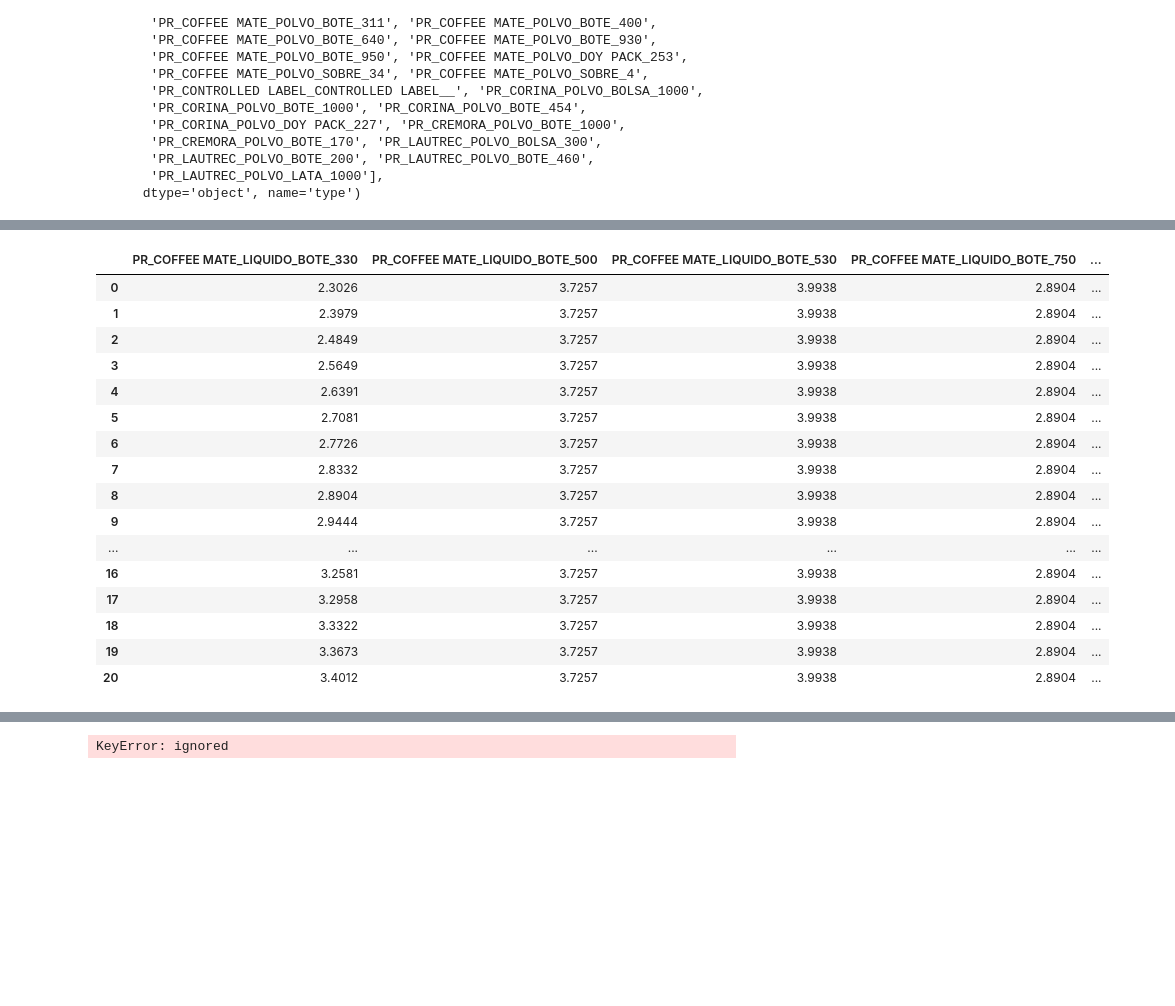
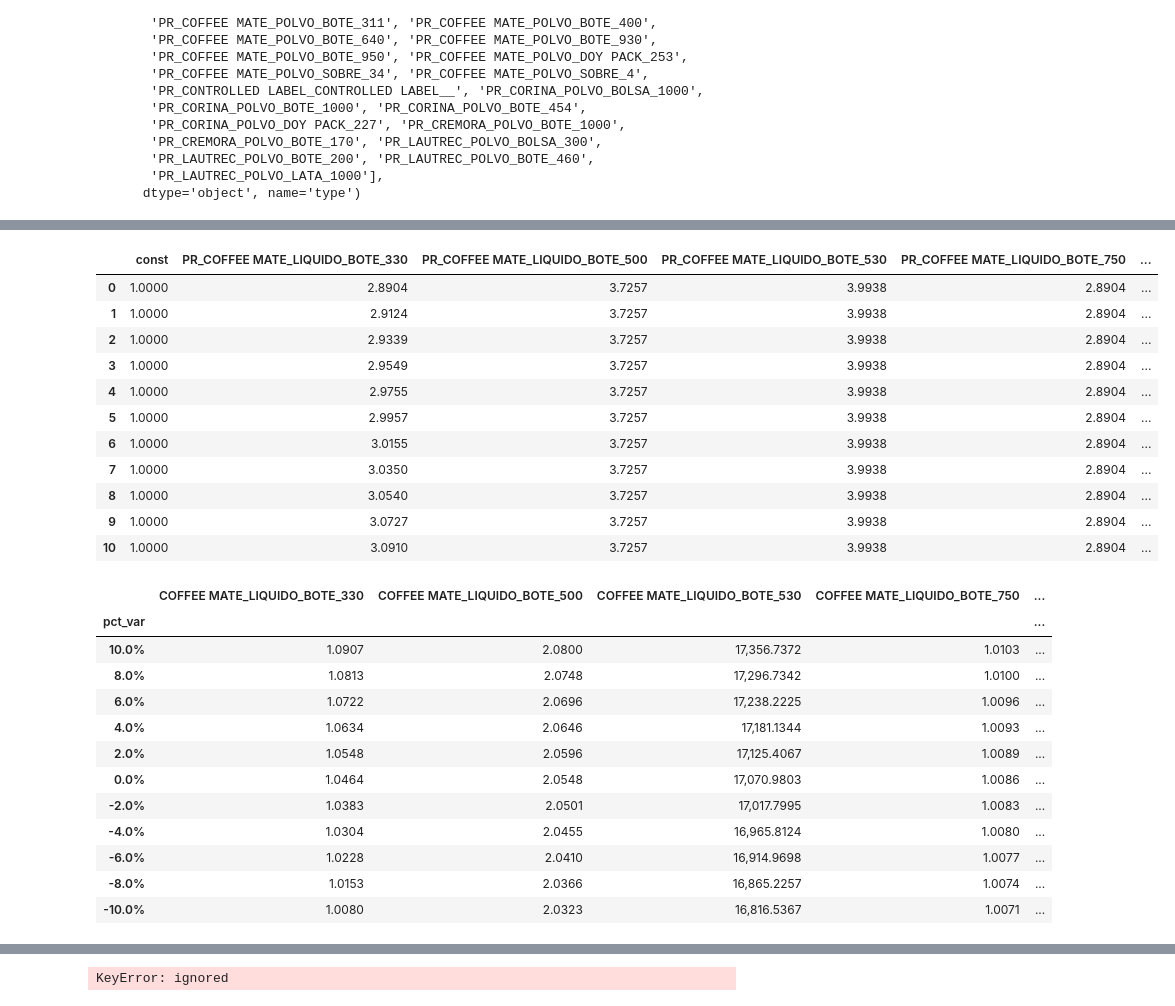
Before and after one commit to Lucio-MR/Elasticidades, a Jupyter notebook: Elasticidades_II.ipynb, the cells around one changed output, grey strips where cells are left out. Cells and saved outputs as stored; diff of their text form; code cells hidden in the pictures; blank space fills up the shorter version.

```diff
--- a/Elasticidades_II.ipynb
+++ b/Elasticidades_II.ipynb
@@ -544,13 +540,13 @@ acum = acum[~acum['Marca'].isin(['COFFEE MATE_POLVO_DOY PACK_226','COFFEE MATE_P
                                  'COFFEE MATE_POLVO_BOTE_210','COFFEE MATE_POLVO_LATA_1200','COFFEE MATE_POLVO_LATA_900'])]
 # %%
 #Creamos una base para generar los modelos
-pd.options.display.float_format = '{:,.1f}'.format
-acum = pd.DataFrame(data.groupby(['Marca','date_key'])['VentasUnidadesEQ','VentasValor'].agg([np.sum])).reset_index().sort_values(['Marca','date_key'])
-acum.columns = acum.columns.get_level_values(0)
-acum.loc[acum['VentasUnidadesEQ'] == 0, 'VentasUnidadesEQ'] = 1
-acum['precio'] = acum['VentasValor'] / acum['VentasUnidadesEQ']
-display(acum.head())
-print(acum.shape)
+#pd.options.display.float_format = '{:,.1f}'.format
+#acum = pd.DataFrame(data.groupby(['Marca','date_key'])['VentasUnidadesEQ','VentasValor'].agg([np.sum])).reset_index().sort_values(['Marca','date_key'])
+#acum.columns = acum.columns.get_level_values(0)
+#acum.loc[acum['VentasUnidadesEQ'] == 0, 'VentasUnidadesEQ'] = 1
+#acum['precio'] = acum['VentasValor'] / acum['VentasUnidadesEQ']
+#display(acum.head())
+#print(acum.shape)
 #Quitamos los FE que no vamos a modelar
 #acum = acum[~acum['FE_new'].isin(['Nido Forti 1.56Kg','Nido Deslac 800G','Nido Forti 1.92Kg','Nido Forti 2.28 Kg','Nido Forti 360G','Nido Sistema 144G '])]
 # %% [output]
@@ -564,10 +560,9 @@ print(acum.shape)
 # %%
-#Regresiones lineales con intercepto por FE
+##Regresiones lineales con intercepto por FE
 resultados = {'FEs' : list(acum.Marca.unique()),
               'f_pvalue' : [],
               'r2' : [],
-              'r2_adj' : [],
-              'model_obj' : []}
+              'r2_adj' : []}
 betas = {}
 for FE in resultados['FEs']:
     #Preparamos los datos a usar
@@ -584,14 +579,14 @@ for FE in resultados['FEs']:
     display(X)
     #Modelamos
     model = sm.OLS(y, sm.add_constant(X)).fit()
-    #model = Ridge(alpha = .5).fit(X, y)
     betas[FE] = model.params.reset_index().rename(columns={'index':'type',0:'parameter'})
-    #betas[FE] = model.get_params.reset_index().rename(columns={'index':'type',0:'parameter'})
+    #Guardamos el modelo
+    model_name = FE + '.sav'
+    pickle.dump(model, open(model_name, 'wb'))
     #Guardamos estadisticos
     resultados['f_pvalue'].append(model.f_pvalue)
     resultados['r2'].append(model.rsquared_adj)
     resultados['r2_adj'].append(model.rsquared)
-    resultados['model_obj'].append(model)
     print('-'*100)
     print('Elasticidad ' + FE)
     print(model.summary())
@@ -856,23 +845,18 @@ def X_predecir(FE, var_ini = -50, var_fin = 50, var_tam = 5, intercepto = True):
     X_acum = sm.add_constant(X_acum, has_constant = 'add')
   return X_acum, pct_cambio
 # %%
-X_test, list_change = X_predecir('COFFEE MATE_LIQUIDO_BOTE_330', var_ini = -50, var_fin = 50, var_tam = 5)
+X_test, list_change = X_predecir('COFFEE MATE_LIQUIDO_BOTE_330', var_ini = -10, var_fin = 10, var_tam = 2)
 display(X_test)
 # %% [output]
-|  | PR_COFFEE MATE_LIQUIDO_BOTE_330 | PR_COFFEE MATE_LIQUIDO_BOTE_500 | PR_COFFEE MATE_LIQUIDO_BOTE_530 | PR_COFFEE MATE_LIQUIDO_BOTE_750 | ... |
-| 0 | 2.3026 | 3.7257 | 3.9938 | 2.8904 | ... |
-| 1 | 2.3979 | 3.7257 | 3.9938 | 2.8904 | ... |
-| 2 | 2.4849 | 3.7257 | 3.9938 | 2.8904 | ... |
-| 3 | 2.5649 | 3.7257 | 3.9938 | 2.8904 | ... |
-| 4 | 2.6391 | 3.7257 | 3.9938 | 2.8904 | ... |
-| 5 | 2.7081 | 3.7257 | 3.9938 | 2.8904 | ... |
-| 6 | 2.7726 | 3.7257 | 3.9938 | 2.8904 | ... |
-| 7 | 2.8332 | 3.7257 | 3.9938 | 2.8904 | ... |
-| 8 | 2.8904 | 3.7257 | 3.9938 | 2.8904 | ... |
-| 9 | 2.9444 | 3.7257 | 3.9938 | 2.8904 | ... |
-| ... | ... | ... | ... | ... | ... |
-| 16 | 3.2581 | 3.7257 | 3.9938 | 2.8904 | ... |
-| 17 | 3.2958 | 3.7257 | 3.9938 | 2.8904 | ... |
-| 18 | 3.3322 | 3.7257 | 3.9938 | 2.8904 | ... |
-| 19 | 3.3673 | 3.7257 | 3.9938 | 2.8904 | ... |
-| 20 | 3.4012 | 3.7257 | 3.9938 | 2.8904 | ... |
+|  | const | PR_COFFEE MATE_LIQUIDO_BOTE_330 | PR_COFFEE MATE_LIQUIDO_BOTE_500 | PR_COFFEE MATE_LIQUIDO_BOTE_530 | PR_COFFEE MATE_LIQUIDO_BOTE_750 | ... |
+| 0 | 1.0000 | 2.8904 | 3.7257 | 3.9938 | 2.8904 | ... |
+| 1 | 1.0000 | 2.9124 | 3.7257 | 3.9938 | 2.8904 | ... |
+| 2 | 1.0000 | 2.9339 | 3.7257 | 3.9938 | 2.8904 | ... |
+| 3 | 1.0000 | 2.9549 | 3.7257 | 3.9938 | 2.8904 | ... |
+| 4 | 1.0000 | 2.9755 | 3.7257 | 3.9938 | 2.8904 | ... |
+| 5 | 1.0000 | 2.9957 | 3.7257 | 3.9938 | 2.8904 | ... |
+| 6 | 1.0000 | 3.0155 | 3.7257 | 3.9938 | 2.8904 | ... |
+| 7 | 1.0000 | 3.0350 | 3.7257 | 3.9938 | 2.8904 | ... |
+| 8 | 1.0000 | 3.0540 | 3.7257 | 3.9938 | 2.8904 | ... |
+| 9 | 1.0000 | 3.0727 | 3.7257 | 3.9938 | 2.8904 | ... |
+| 10 | 1.0000 | 3.0910 | 3.7257 | 3.9938 | 2.8904 | ... |
@@ -880,0 +877,17 @@ display(X_test)
+# %%
+demanda = Sabana_Demanda(X_test, list_change)
+display(demanda)
+# %% [output]
+|  | COFFEE MATE_LIQUIDO_BOTE_330 | COFFEE MATE_LIQUIDO_BOTE_500 | COFFEE MATE_LIQUIDO_BOTE_530 | COFFEE MATE_LIQUIDO_BOTE_750 | ... |
+| pct_var |  |  |  |  | ... |
+| 10.0% | 1.0907 | 2.0800 | 17,356.7372 | 1.0103 | ... |
+| 8.0% | 1.0813 | 2.0748 | 17,296.7342 | 1.0100 | ... |
+| 6.0% | 1.0722 | 2.0696 | 17,238.2225 | 1.0096 | ... |
+| 4.0% | 1.0634 | 2.0646 | 17,181.1344 | 1.0093 | ... |
+| 2.0% | 1.0548 | 2.0596 | 17,125.4067 | 1.0089 | ... |
+| 0.0% | 1.0464 | 2.0548 | 17,070.9803 | 1.0086 | ... |
+| -2.0% | 1.0383 | 2.0501 | 17,017.7995 | 1.0083 | ... |
+| -4.0% | 1.0304 | 2.0455 | 16,965.8124 | 1.0080 | ... |
+| -6.0% | 1.0228 | 2.0410 | 16,914.9698 | 1.0077 | ... |
+| -8.0% | 1.0153 | 2.0366 | 16,865.2257 | 1.0074 | ... |
+| -10.0% | 1.0080 | 2.0323 | 16,816.5367 | 1.0071 | ... |
```
Also changed, not shown: parts of 14 cells of this notebook.
